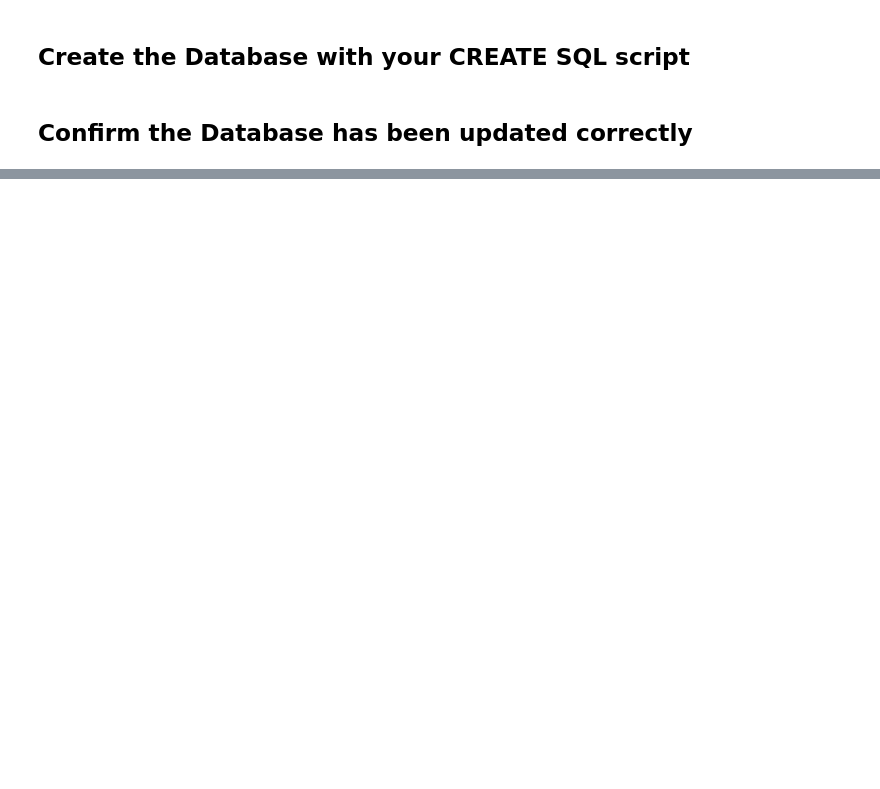
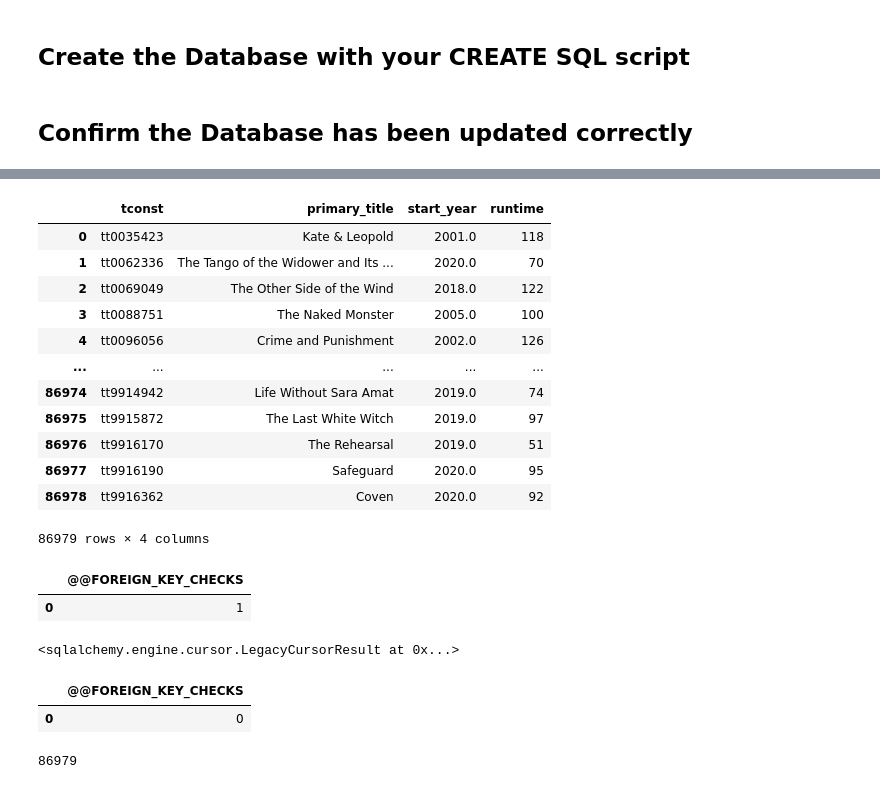
Before and after one commit to swhaley01/Project-2, a Jupyter notebook: Project 2 - Part 2.ipynb, the cells around one changed output, grey strips where cells are left out. Saved outputs shown, nothing was run; the diff lists cells and outputs as text; code cells hidden in the pictures; blank space fills up the shorter version.

```diff
--- a/Project 2 - Part 2.ipynb
+++ b/Project 2 - Part 2.ipynb
@@ -120,0 +165,47 @@ STRING COLUMN MAX LENGTHS:
+# %%
+col_map = {'tconst':'tconst',
+        'primaryTitle':'primary_title',
+        'startYear':'start_year',
+        'runtimeMinutes':'runtime'}
+
+basics_db = basics[col_map.keys()]
+basics_db = basics_db.rename(col_map, axis=1)
+basics_db
+# %% [output]
+|  | tconst | primary_title | start_year | runtime |
+| 0 | tt0035423 | Kate & Leopold | 2001.0 | 118 |
+| 1 | tt0062336 | The Tango of the Widower and Its ... | 2020.0 | 70 |
+| 2 | tt0069049 | The Other Side of the Wind | 2018.0 | 122 |
+| 3 | tt0088751 | The Naked Monster | 2005.0 | 100 |
+| 4 | tt0096056 | Crime and Punishment | 2002.0 | 126 |
+| ... | ... | ... | ... | ... |
+| 86974 | tt9914942 | Life Without Sara Amat | 2019.0 | 74 |
+| 86975 | tt9915872 | The Last White Witch | 2019.0 | 97 |
+| 86976 | tt9916170 | The Rehearsal | 2019.0 | 51 |
+| 86977 | tt9916190 | Safeguard | 2020.0 | 95 |
+| 86978 | tt9916362 | Coven | 2020.0 | 92 |
+86979 rows × 4 columns
+# %%
+# Checking the setting for FOREIGN_KEY_CHECKS
+q = """SELECT @@FOREIGN_KEY_CHECKS"""
+pd.read_sql(q, engine)
+# %% [output]
+|  | @@FOREIGN_KEY_CHECKS |
+| 0 | 1 |
+# %%
+# Changing the setting for FOREIGN_KEY_CHECKS with the connection
+q = """SET @@FOREIGN_KEY_CHECKS=0"""
+engine.execute(q)
+# %% [output]
+<sqlalchemy.engine.cursor.LegacyCursorResult at 0x...>
+# %%
+# Checking the setting for FOREIGN_KEY_CHECKS
+q = """SELECT @@FOREIGN_KEY_CHECKS"""
+pd.read_sql(q, engine)
+# %% [output]
+|  | @@FOREIGN_KEY_CHECKS |
+| 0 | 0 |
+# %%
+basics_db.to_sql("title_basics", engine, index=False, if_exists='append')
+# %% [output]
+86979
```
Also changed, not shown: parts of 17 cells of this notebook, 2 other files.
